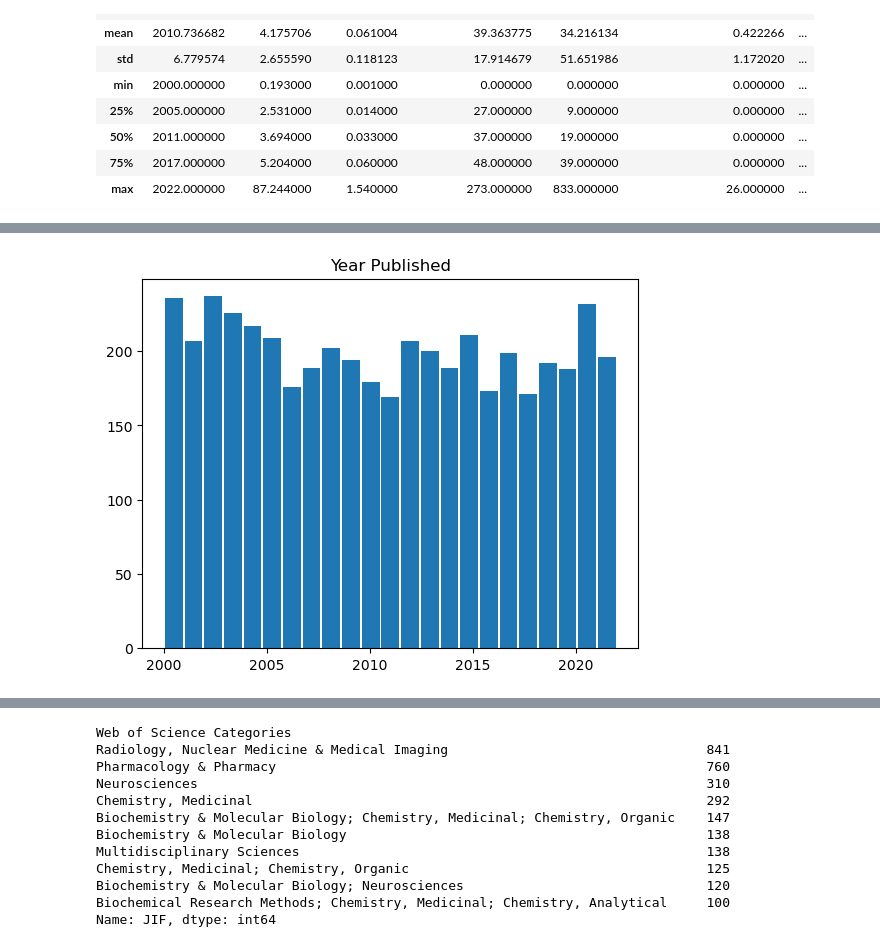
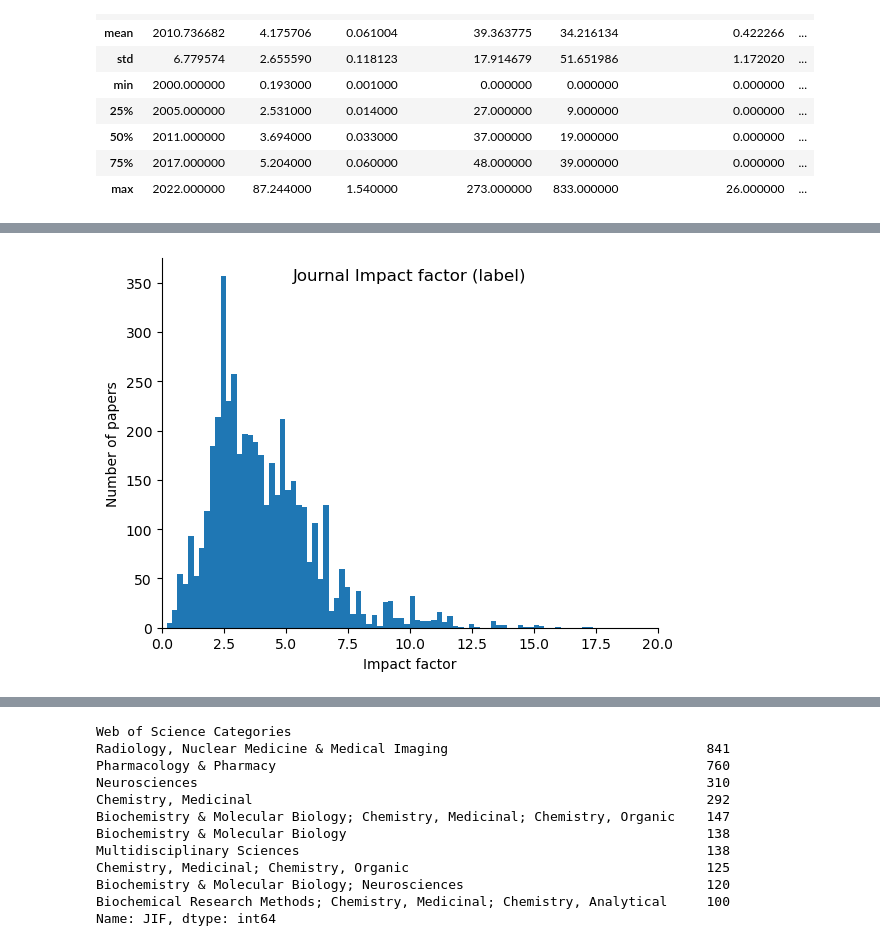
Before and after one commit to ArtemChemist/w266_project, a Jupyter notebook: EDA.ipynb, the cells around one changed output, grey strips where cells are left out. Cells and saved outputs as stored; diff of their text form; code cells hidden in the pictures.

```diff
--- a/EDA.ipynb
+++ b/EDA.ipynb
@@ -40,10 +54,17 @@ df.describe()
 # %%
 features = ['Year Published', 'JIF', 'Page Count', 'Times cited']
 fig, ax = plt.subplots()
-ax.hist(df[features[0]], bins=23, rwidth=0.9)
-ax.set_title(features[0])
+
+ax.hist(df[features[1]], bins=400)
+ax.set_title('Journal Impact factor (label)', y=1.0, pad=-16)
+ax.set_xlim(0,20)
+ax.set_ylabel('Number of papers')
+ax.set_xlabel('Impact factor')
+ax.spines['top'].set_visible(False)
+ax.spines['right'].set_visible(False)
 plt.show()
 
-fig.savefig('year_hist.png', dpi=100)
+fig_path = os.path.join('.', 'report_latex', 'Images', 'JIF_hist.png')
+fig.savefig(fig_path, dpi=100)
 # %% [output]
-[figure, old version]
+[figure, new version]
```
Also changed, not shown: parts of 9 cells of this notebook, 3 other files.
